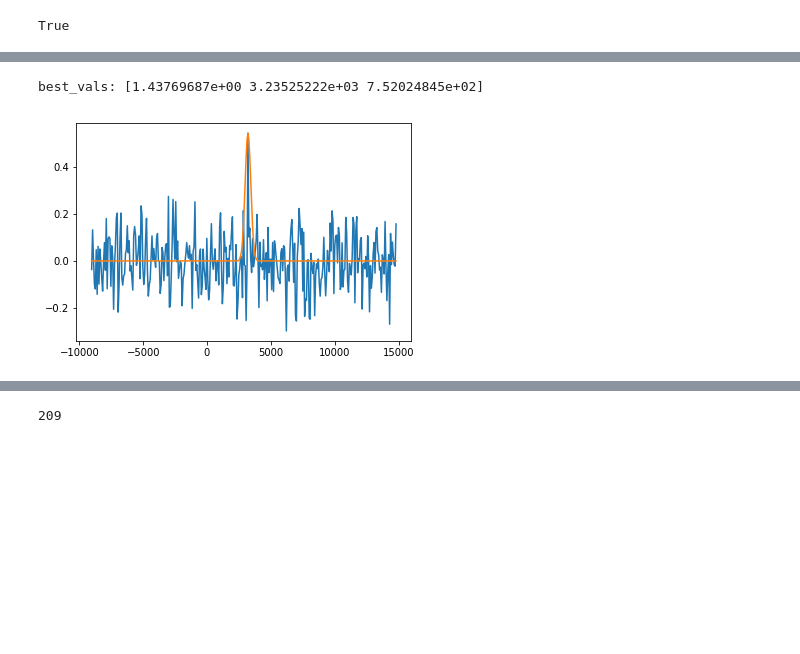
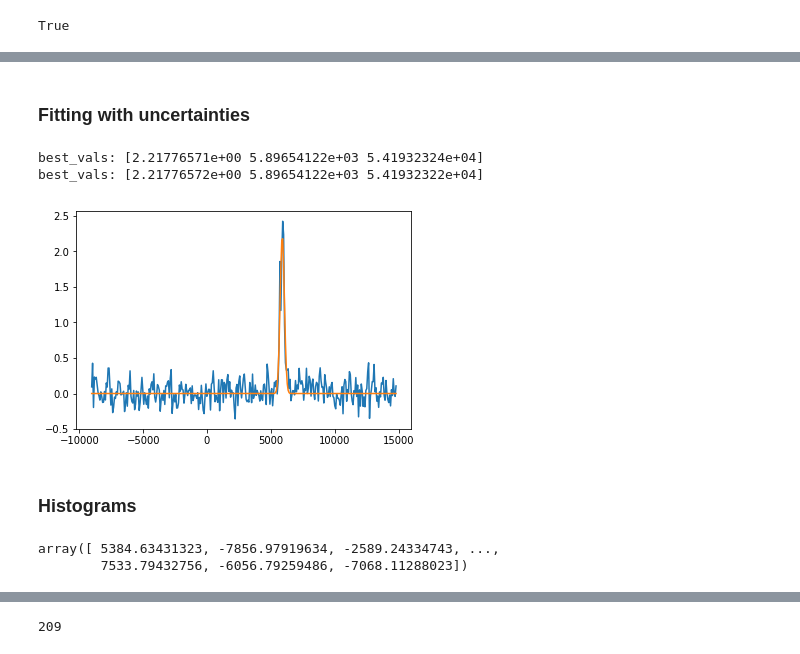
Before and after one commit to simon-et-smith/SURP-Project, a Jupyter notebook: Curve_Fit_Gaussian.ipynb, the cells around one changed output, grey strips where cells are left out. Cells and saved outputs as stored; diff of their text form; code cells hidden in the pictures; blank space fills up the shorter version.

Commit message:
Updated notebook, finished fitting

```diff
--- a/Curve_Fit_Gaussian.ipynb
+++ b/Curve_Fit_Gaussian.ipynb
@@ -96,0 +153,9 @@ plt.show()
+# %%
+amp, cen, wid = fit_g(data, rad_v, 60, 180, std=all_std[180][60])
+spec = m.int_pix(data, 60, 180)
+plt.plot(rad_v, spec, label='spectrum')
+plt.plot(rad_v, gauss(rad_v, amp, cen, wid), label='gaussian')
+plt.legend()
+plt.ylabel('Intensity')
+plt.xlabel('Velocity (m/s)')
+plt.show()
@@ -132,0 +268,15 @@ The column density is: 699.218, the mean velocity is: 5885.671 m / s, the veloci
+# %%
+x, y = 60, 180
+spec = m.int_pix(data, x, y)
+fit = gauss(rad_v, amps[y][x], cens[y][x], wids[y][x])
+resid = spec - fit
+diff = np.abs(all_std[y][x] - np.std(resid))
+
+plt.figure(figsize=(8,6))
+plt.plot(rad_v, resid, '--')
+plt.title('Residual Spectrum')
+plt.xlabel('Line of Sight Velocity')
+plt.ylabel('Intensity')
+plt.show()
+
+print('The residual deviations are: '+str(diff))
@@ -132,0 +286,11 @@ The column density is: 699.218, the mean velocity is: 5885.671 m / s, the veloci
+# %%
+residuals = np.zeros(all_std.shape)
+for i in range(0, residuals.shape[1]):
+    for j in range(0, residuals.shape[0]):
+
+        spec = m.int_pix(data, i, j)
+        fit = gauss(rad_v, amps[j][i], cens[j][i], wids[j][i])
+        resid = spec - fit
+        diff = np.abs(all_std[j][i] - np.std(resid))
+
+        residuals[j][i] = diff
@@ -133,14 +310,31 @@ The column density is: 699.218, the mean velocity is: 5885.671 m / s, the veloci
+# %% [markdown]
+### Fitting with uncertainties
 # %%
-spec2 = m.int_pix(data, 70, 65)
+spec2 = m.int_pix(data, 60, 180)
 plt.plot(rad_v, spec2)
-plt.plot(rad_v, gauss(rad_v, np.max(spec2), rad_v[np.where(spec2 == np.max(spec2))[0][0]], 1e5))
+#plt.plot(rad_v, gauss(rad_v, np.max(spec2), rad_v[np.where(spec2 == np.max(spec2))[0][0]], 1e5))
+
+sig = np.full((spec.shape), all_std[180][60])
 
 init_vals2 = [np.max(spec2), rad_v[np.where(spec2 == np.max(spec2))[0][0]], 1e5]  # for [amp, cen, wid]
 best_vals2, covar2 = curve_fit(gauss, rad_v, spec2, p0=init_vals2)
+best_vals3, covar3 = curve_fit(gauss, rad_v, spec2, p0=init_vals2, sigma=sig)
 print('best_vals: {}'.format(best_vals2))
+print('best_vals: {}'.format(best_vals3))
 
-#plt.plot(rad_v, gauss(rad_v, best_vals2[0], best_vals2[1], best_vals2[2]), label='gaussian')
+plt.plot(rad_v, gauss(rad_v, best_vals2[0], best_vals2[1], best_vals2[2]), label='gaussian')
 plt.show()
 # %% [output]
-best_vals: [1.43769687e+00 3.23525222e+03 7.52024845e+02]
+best_vals: [2.21776571e+00 5.89654122e+03 5.41932324e+04]
+best_vals: [2.21776572e+00 5.89654122e+03 5.41932322e+04]
-[figure, old version]
+[figure, new version]
+# %% [markdown]
+### Histograms
+# %%
+cens_list = np.ravel(cens)
+wids_list = np.sqrt(np.ravel(wids)/2)
+
+cens_list[cens_list != 0]
+# %% [output]
+array([ 5384.63431323, -7856.97919634, -2589.24334743, ...,
+        7533.79432756, -6056.79259486, -7068.11288023])
```
Also changed, not shown: parts of 30 cells of this notebook.
